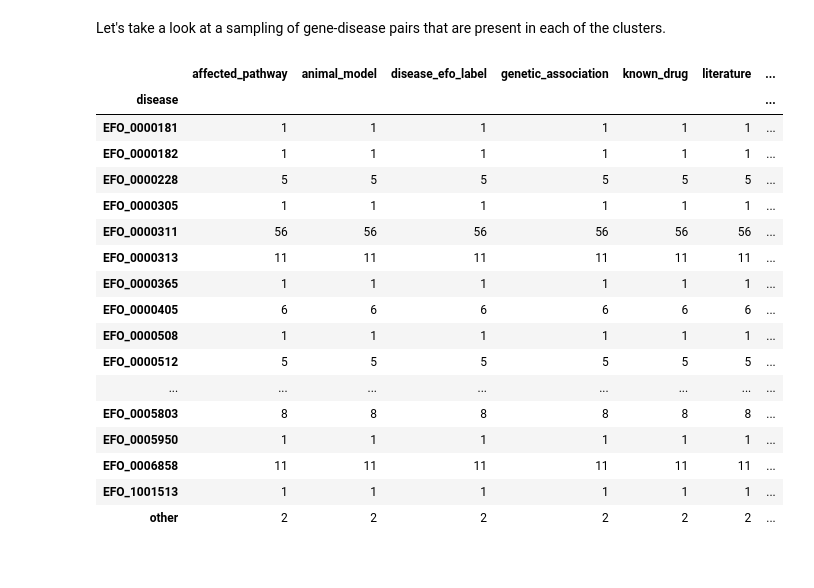
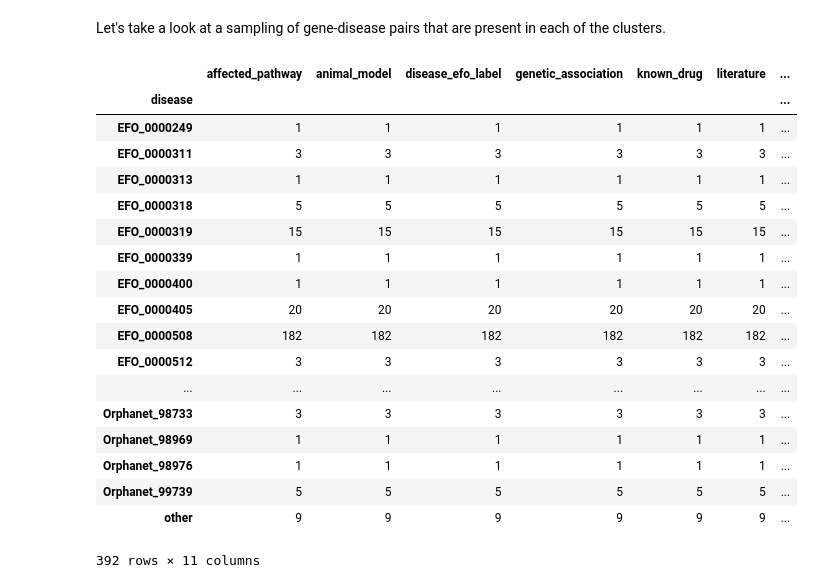
Before and after one commit to ericmjl/target-prediction, a Jupyter notebook: notebooks/02-clustering.ipynb, the cells around one changed output. Cells and saved outputs as stored; diff of their text form; code cells hidden in the pictures.

Commit message:
re-ran data exploration and clustering analysis

```diff
--- a/notebooks/02-clustering.ipynb
+++ b/notebooks/02-clustering.ipynb
@@ -135,23 +135,24 @@ Allow myself now to attempt describing what the distributions are "characteristi
 # %% [markdown]
 Let's take a look at a sampling of gene-disease pairs that are present in each of the clusters.
 # %%
-df_clust[df_clust['clusters'] == 0].groupby('disease').count()
+df_clust[df_clust['clusters'] == 1].groupby('disease').count()
 # %% [output]
 |  | affected_pathway | animal_model | disease_efo_label | genetic_association | known_drug | literature | ... |
 | disease |  |  |  |  |  |  | ... |
-| EFO_0000181 | 1 | 1 | 1 | 1 | 1 | 1 | ... |
-| EFO_0000182 | 1 | 1 | 1 | 1 | 1 | 1 | ... |
-| EFO_0000228 | 5 | 5 | 5 | 5 | 5 | 5 | ... |
-| EFO_0000305 | 1 | 1 | 1 | 1 | 1 | 1 | ... |
-| EFO_0000311 | 56 | 56 | 56 | 56 | 56 | 56 | ... |
-| EFO_0000313 | 11 | 11 | 11 | 11 | 11 | 11 | ... |
-| EFO_0000365 | 1 | 1 | 1 | 1 | 1 | 1 | ... |
-| EFO_0000405 | 6 | 6 | 6 | 6 | 6 | 6 | ... |
-| EFO_0000508 | 1 | 1 | 1 | 1 | 1 | 1 | ... |
-| EFO_0000512 | 5 | 5 | 5 | 5 | 5 | 5 | ... |
+| EFO_0000249 | 1 | 1 | 1 | 1 | 1 | 1 | ... |
+| EFO_0000311 | 3 | 3 | 3 | 3 | 3 | 3 | ... |
+| EFO_0000313 | 1 | 1 | 1 | 1 | 1 | 1 | ... |
+| EFO_0000318 | 5 | 5 | 5 | 5 | 5 | 5 | ... |
+| EFO_0000319 | 15 | 15 | 15 | 15 | 15 | 15 | ... |
+| EFO_0000339 | 1 | 1 | 1 | 1 | 1 | 1 | ... |
+| EFO_0000400 | 1 | 1 | 1 | 1 | 1 | 1 | ... |
+| EFO_0000405 | 20 | 20 | 20 | 20 | 20 | 20 | ... |
+| EFO_0000508 | 182 | 182 | 182 | 182 | 182 | 182 | ... |
+| EFO_0000512 | 3 | 3 | 3 | 3 | 3 | 3 | ... |
 | ... | ... | ... | ... | ... | ... | ... | ... |
-| EFO_0005803 | 8 | 8 | 8 | 8 | 8 | 8 | ... |
-| EFO_0005950 | 1 | 1 | 1 | 1 | 1 | 1 | ... |
-| EFO_0006858 | 11 | 11 | 11 | 11 | 11 | 11 | ... |
-| EFO_1001513 | 1 | 1 | 1 | 1 | 1 | 1 | ... |
-| other | 2 | 2 | 2 | 2 | 2 | 2 | ... |
+| Orphanet_98733 | 3 | 3 | 3 | 3 | 3 | 3 | ... |
+| Orphanet_98969 | 1 | 1 | 1 | 1 | 1 | 1 | ... |
+| Orphanet_98976 | 1 | 1 | 1 | 1 | 1 | 1 | ... |
+| Orphanet_99739 | 5 | 5 | 5 | 5 | 5 | 5 | ... |
+| other | 9 | 9 | 9 | 9 | 9 | 9 | ... |
+392 rows × 11 columns
```
Also changed, not shown: parts of 2 cells of this notebook, 1 other file.
